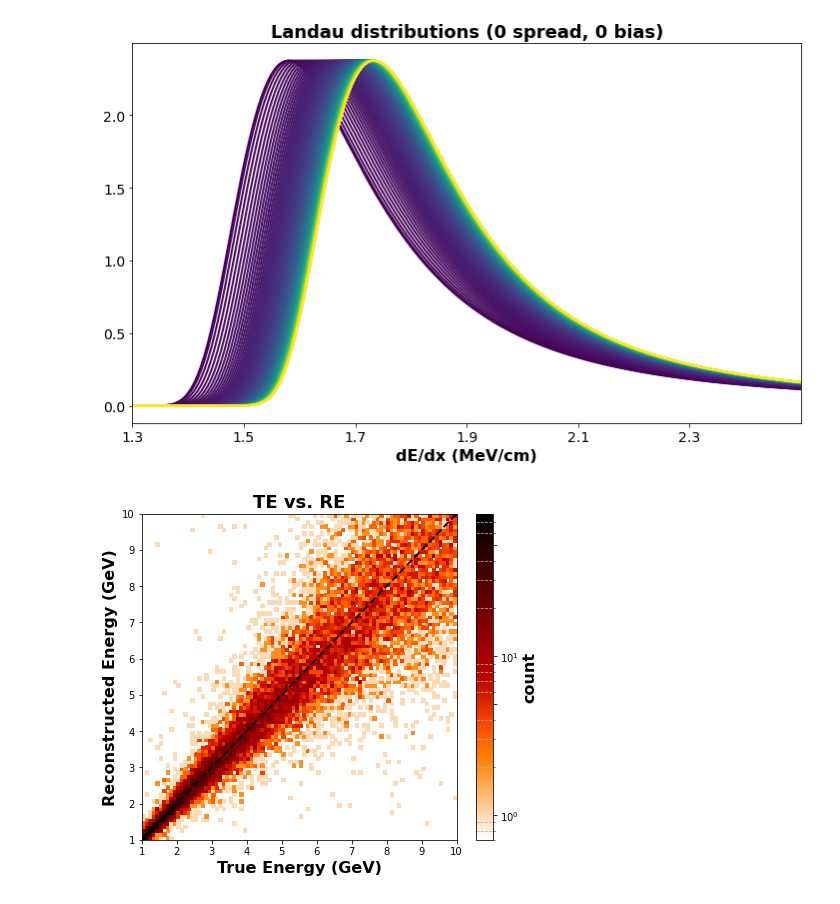
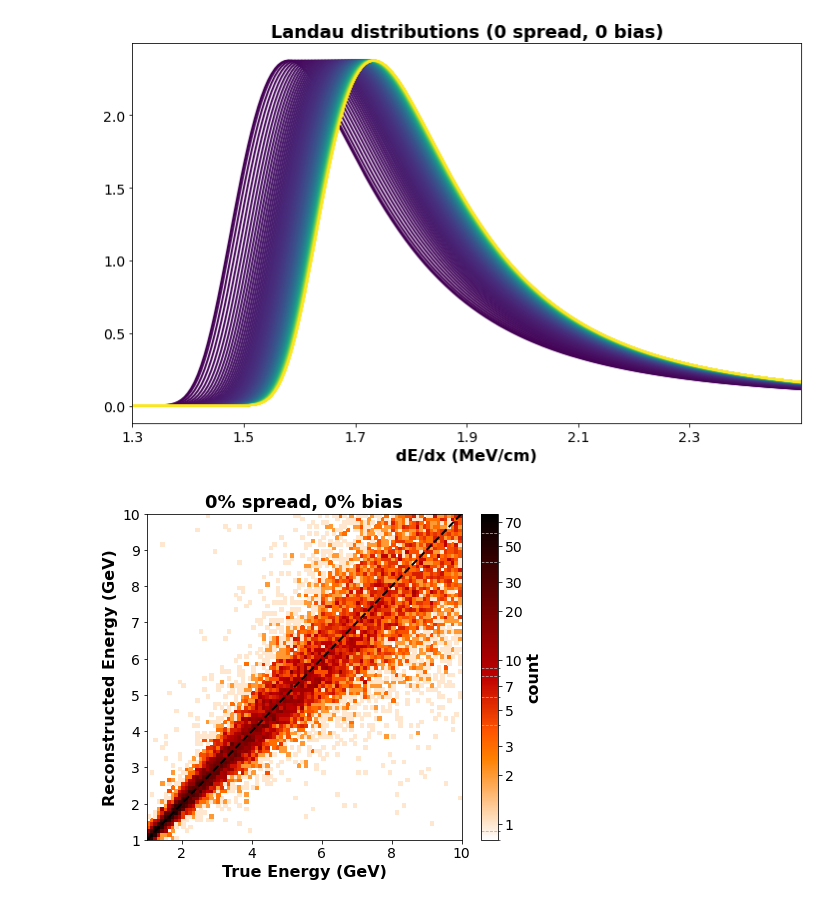
Before and after one commit to socrossley/Cosmic_Muon_CER, a Jupyter notebook: MCPlots.ipynb, the cells around one changed output. Saved outputs shown, nothing was run; the diff lists cells and outputs as text; code cells hidden in the pictures.

```diff
--- a/MCPlots.ipynb
+++ b/MCPlots.ipynb
@@ -117,21 +121,27 @@ def plot_2d_hist(mcdata):
     fig = plt.figure(figsize=(7.05,6))
     ax = fig.gca()
     counts, xedges, yedges, im = ax.hist2d(truth, reconstructed, bins=[ebins,ebins], cmap='gist_heat_r',
-                                         norm=LogNorm(vmin=0.7),
+                                         norm=LogNorm(vmin=0.8),
                                          )
-    fig.colorbar(im, ax=ax, aspect=20, label='count', ticks=[1,5,10,50])
+    bar = fig.colorbar(im, ax=ax, aspect=20, label='count')
+    bar.minorticks_on()
+    bar.ax.yaxis.set_major_locator(mticker.LogLocator(subs=(1,2,3,5,7)))
+    bar.ax.yaxis.set_major_formatter(mticker.ScalarFormatter())
+
     ax.plot(x, x, color='k', ls='--') # Plot the expectation, which is ideally perfect reconstruction (a 45 degree line)
     ax.set_xlabel('True Energy (GeV)')
     ax.set_ylabel('Reconstructed Energy (GeV)')
-    ax.set_title('TE vs. RE')
+    ax.set_title(f"{mcdata.spread_pct}% spread, {mcdata.bias_pct}% bias")
     ax.set_xlim(1,10)
     ax.set_ylim(1,10)
-    return counts, xedges, yedges
+    return counts, xedges, yedges, fig
 # %%
-plot_2d_hist(computed_data[0])
-plt.show()
+this_mcdata = computed_data[0]
+fig = plot_2d_hist(this_mcdata)[3]
+fig.show()
+fig.savefig(f'plots/4-19-23/reco_heatmap{this_mcdata.spread_pct}ps{this_mcdata.bias_pct}pb.png', bbox_inches='tight')
 # %% [output]
-[figure, old version]
+[figure, new version]
 # %%
 for data in computed_data:
     gausses = plot_frac_dev_dists(data)
```
Also changed, not shown: parts of 5 cells of this notebook, 3 other files.
